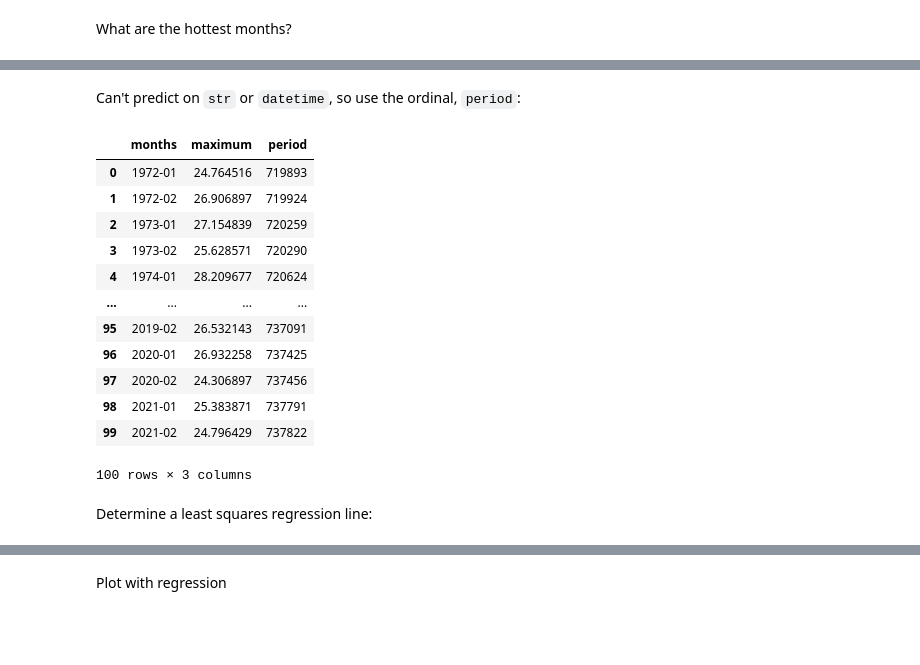
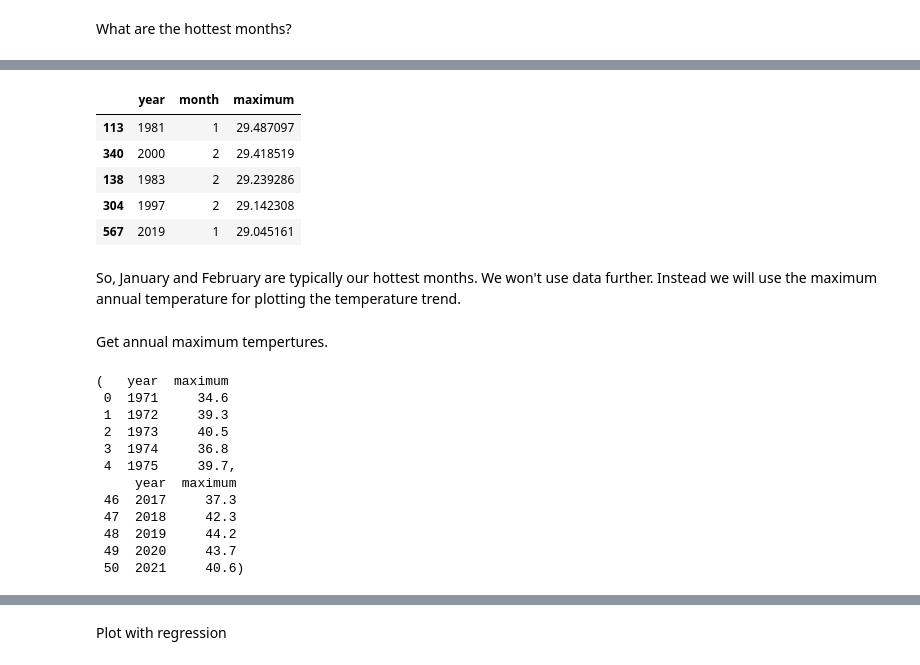
Before and after one commit to frankhjung/jupyter-examples, a Jupyter notebook: cheltenham_climate.ipynb, the cells around one changed output, grey strips where cells are left out. Drawn from its saved outputs; the diff is of its cells as text; code cells hidden in the pictures; blank space fills up the shorter version.

```diff
--- a/cheltenham_climate.ipynb
+++ b/cheltenham_climate.ipynb
@@ -158,22 +84,30 @@ hm
-# %% [markdown]
-Can't predict on `str` or `datetime`, so use the ordinal, `period`:
-# %%
-# dfp = data frame for prediction
-hm['period'] = pd.to_datetime(hm.months).map(dt.datetime.toordinal)
-hm
-# %% [output]
-|  | months | maximum | period |
-| 0 | 1972-01 | 24.764516 | 719893 |
-| 1 | 1972-02 | 26.906897 | 719924 |
-| 2 | 1973-01 | 27.154839 | 720259 |
-| 3 | 1973-02 | 25.628571 | 720290 |
-| 4 | 1974-01 | 28.209677 | 720624 |
-| ... | ... | ... | ... |
-| 95 | 2019-02 | 26.532143 | 737091 |
-| 96 | 2020-01 | 26.932258 | 737425 |
-| 97 | 2020-02 | 24.306897 | 737456 |
-| 98 | 2021-01 | 25.383871 | 737791 |
-| 99 | 2021-02 | 24.796429 | 737822 |
-100 rows × 3 columns
-# %% [markdown]
-Determine a least squares regression line:
+# %%
+df2.sort_values('maximum', ascending=False).head()
+# %% [output]
+|  | year | month | maximum |
+| 113 | 1981 | 1 | 29.487097 |
+| 340 | 2000 | 2 | 29.418519 |
+| 138 | 1983 | 2 | 29.239286 |
+| 304 | 1997 | 2 | 29.142308 |
+| 567 | 2019 | 1 | 29.045161 |
+# %% [markdown]
+So, January and February are typically our hottest months. We won't use data further. Instead we will use the maximum annual temperature for plotting the temperature trend.
+# %% [markdown]
+Get annual maximum tempertures.
+# %%
+# get the hottest month for each year
+df3 = df1.groupby(['year'])['maximum'].max().reset_index()
+df3.head() , df3.tail()
+# %% [output]
+(   year  maximum
+ 0  1971     34.6
+ 1  1972     39.3
+ 2  1973     40.5
+ 3  1974     36.8
+ 4  1975     39.7,
+     year  maximum
+ 46  2017     37.3
+ 47  2018     42.3
+ 48  2019     44.2
+ 49  2020     43.7
+ 50  2021     40.6)
```
Also changed, not shown: parts of 23 cells of this notebook.
